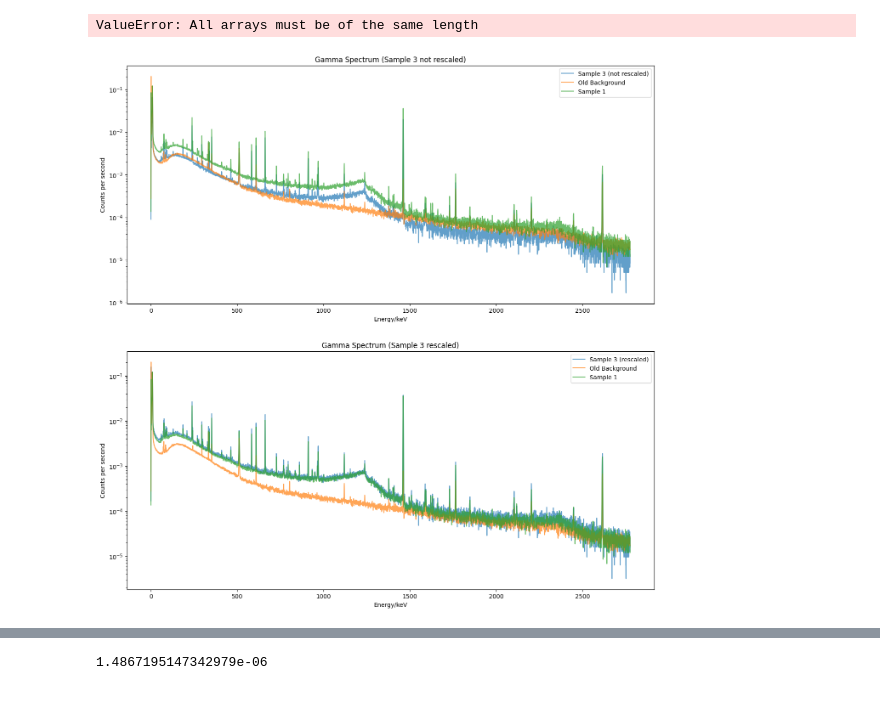
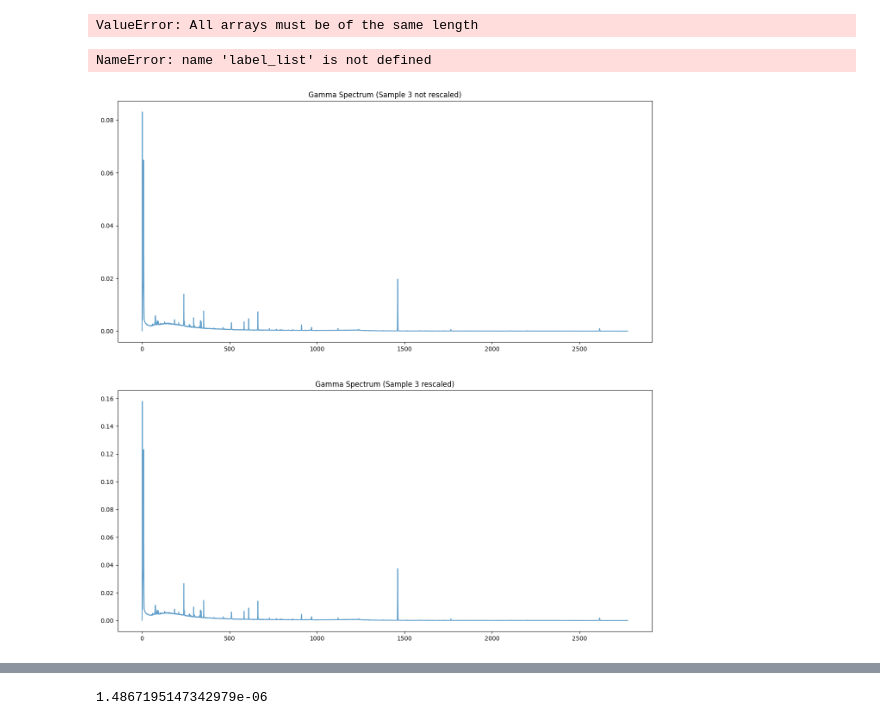
Before and after one commit to ngcnpeter/HPGe_lab_y3, a Jupyter notebook: spectal_analysis.ipynb, the cells around one changed output, grey strips where cells are left out. Drawn from its saved outputs; the diff is of its cells as text; code cells hidden in the pictures.

Commit message:
new images

```diff
--- a/spectal_analysis.ipynb
+++ b/spectal_analysis.ipynb
@@ -751,18 +736,19 @@ ValueError: All arrays must be of the same length
 # %%
 fig, ax = plt.subplots(nrows = 2, ncols = 1,figsize= (16,16))
 ax[0].set_title('Gamma Spectrum (Sample 3 not rescaled)')
 ax[1].set_title('Gamma Spectrum (Sample 3 rescaled)')
 ax[0].plot(spec[3][1],spec[3][2]/live_time[3],alpha = 0.7,label = 'Sample 3 (not rescaled)')
 ax[1].plot(spec[3][1],spec[3][2]/live_time[3]*scale_factor,alpha = 0.7,label = 'Sample 3 (rescaled)')
 for n in range(2):
-    for i in [6,1]:
+    for i in [5,1]:
         ax[n].plot(spec[i][1],spec[i][2]/live_time[i],label=label_list[i],alpha = 0.7)
     ax[n].legend()
     ax[n].set_ylabel('Counts per second')
     ax[n].set_xlabel('Energy/keV')
     ax[n].set_yscale('log')
 # %% [output]
+NameError: name 'label_list' is not defined
-[figure, old version]
+[figure, new version]
 # %%
 fit_df
 # %% [output]
```
Also changed, not shown: parts of 3 cells of this notebook, 5 other files.
